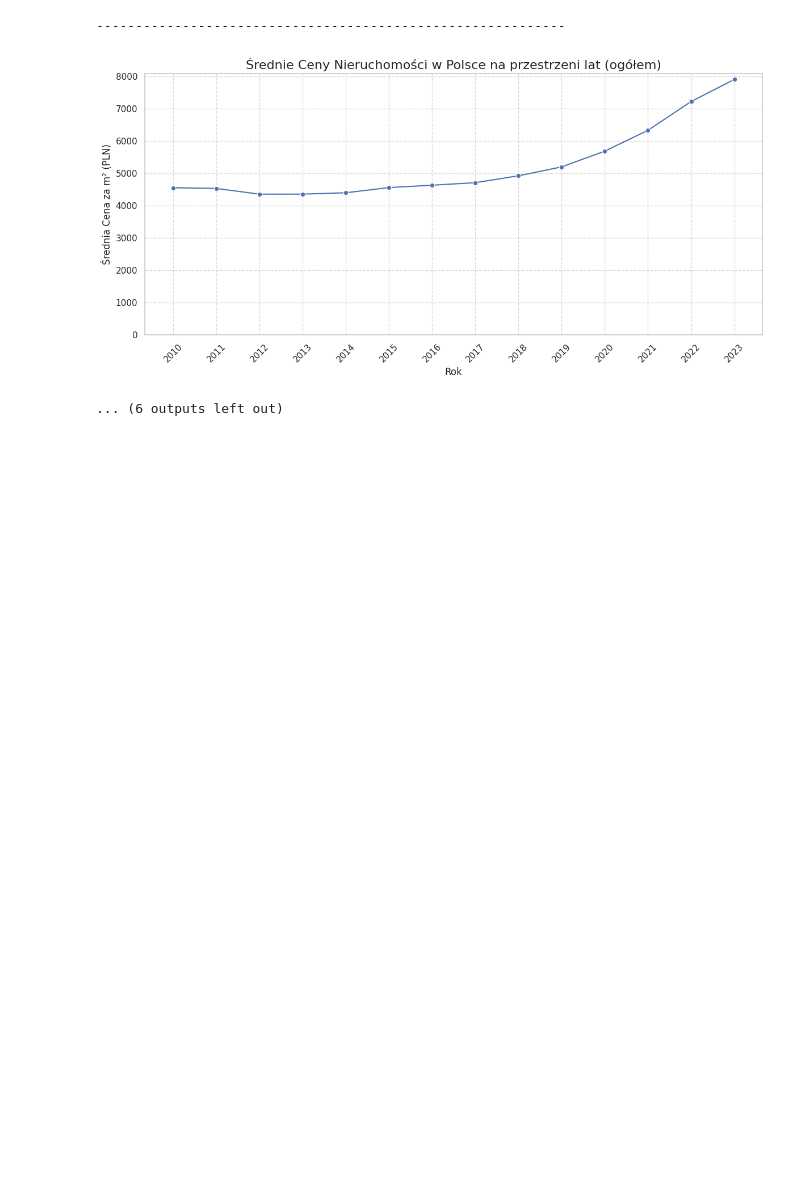
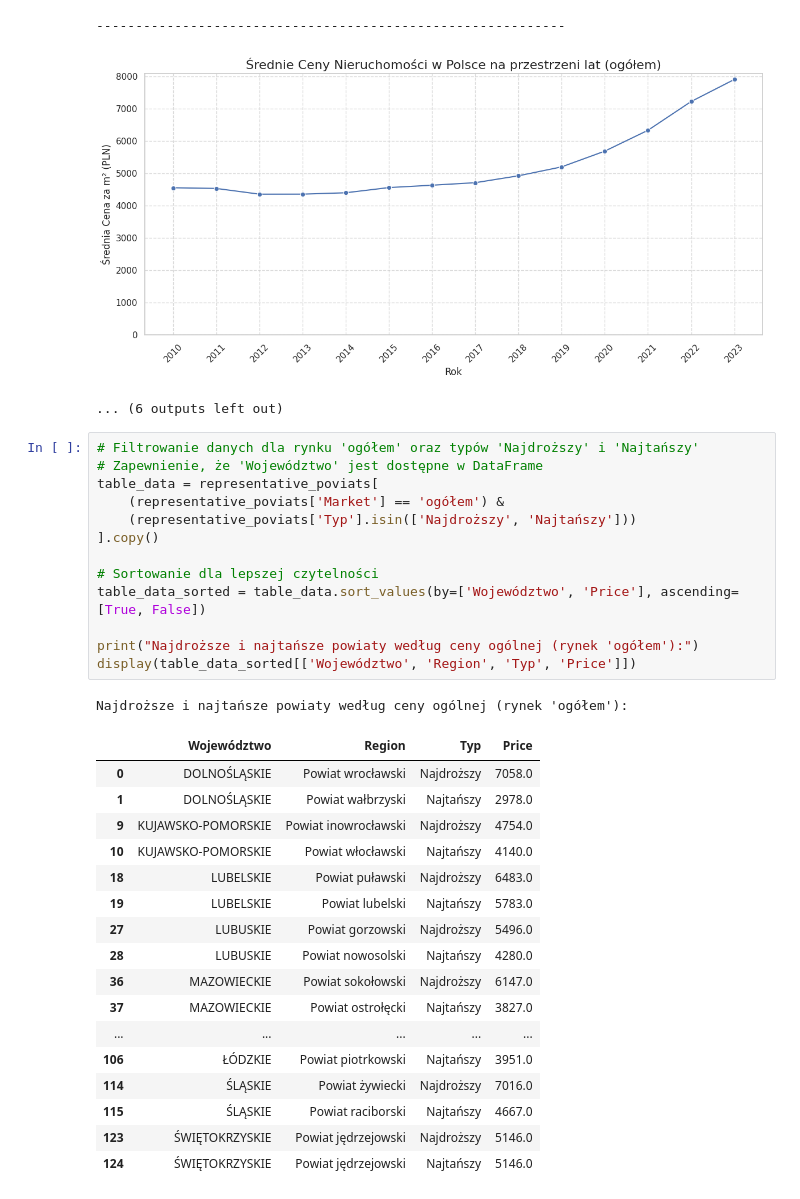
Before and after one commit to MatiMajewski/Beginners, a Jupyter notebook: Podejście2.ipynb, the cells around one changed output. Cells and saved outputs as stored; diff of their text form; blank space fills up the shorter version.

```diff
--- a/Podejście2.ipynb
+++ b/Podejście2.ipynb
@@ -291,3 +291,35 @@ Liczba wierszy w df_clean po usunięciu zer: 14996
 ------------------------------------------------------------
 [figure]
 ... (6 outputs left out)
+# %%
+# Filtrowanie danych dla rynku 'ogółem' oraz typów 'Najdroższy' i 'Najtańszy'
+# Zapewnienie, że 'Województwo' jest dostępne w DataFrame
+table_data = representative_poviats[
+    (representative_poviats['Market'] == 'ogółem') &
+    (representative_poviats['Typ'].isin(['Najdroższy', 'Najtańszy']))
+].copy()
+
+# Sortowanie dla lepszej czytelności
+table_data_sorted = table_data.sort_values(by=['Województwo', 'Price'], ascending=[True, False])
+
+print("Najdroższe i najtańsze powiaty według ceny ogólnej (rynek 'ogółem'):")
+display(table_data_sorted[['Województwo', 'Region', 'Typ', 'Price']])
+# %% [output]
+Najdroższe i najtańsze powiaty według ceny ogólnej (rynek 'ogółem'):
+|  | Województwo | Region | Typ | Price |
+| 0 | DOLNOŚLĄSKIE | Powiat wrocławski | Najdroższy | 7058.0 |
+| 1 | DOLNOŚLĄSKIE | Powiat wałbrzyski | Najtańszy | 2978.0 |
+| 9 | KUJAWSKO-POMORSKIE | Powiat inowrocławski | Najdroższy | 4754.0 |
+| 10 | KUJAWSKO-POMORSKIE | Powiat włocławski | Najtańszy | 4140.0 |
+| 18 | LUBELSKIE | Powiat puławski | Najdroższy | 6483.0 |
+| 19 | LUBELSKIE | Powiat lubelski | Najtańszy | 5783.0 |
+| 27 | LUBUSKIE | Powiat gorzowski | Najdroższy | 5496.0 |
+| 28 | LUBUSKIE | Powiat nowosolski | Najtańszy | 4280.0 |
+| 36 | MAZOWIECKIE | Powiat sokołowski | Najdroższy | 6147.0 |
+| 37 | MAZOWIECKIE | Powiat ostrołęcki | Najtańszy | 3827.0 |
+| ... | ... | ... | ... | ... |
+| 106 | ŁÓDZKIE | Powiat piotrkowski | Najtańszy | 3951.0 |
+| 114 | ŚLĄSKIE | Powiat żywiecki | Najdroższy | 7016.0 |
+| 115 | ŚLĄSKIE | Powiat raciborski | Najtańszy | 4667.0 |
+| 123 | ŚWIĘTOKRZYSKIE | Powiat jędrzejowski | Najdroższy | 5146.0 |
+| 124 | ŚWIĘTOKRZYSKIE | Powiat jędrzejowski | Najtańszy | 5146.0 |
```
